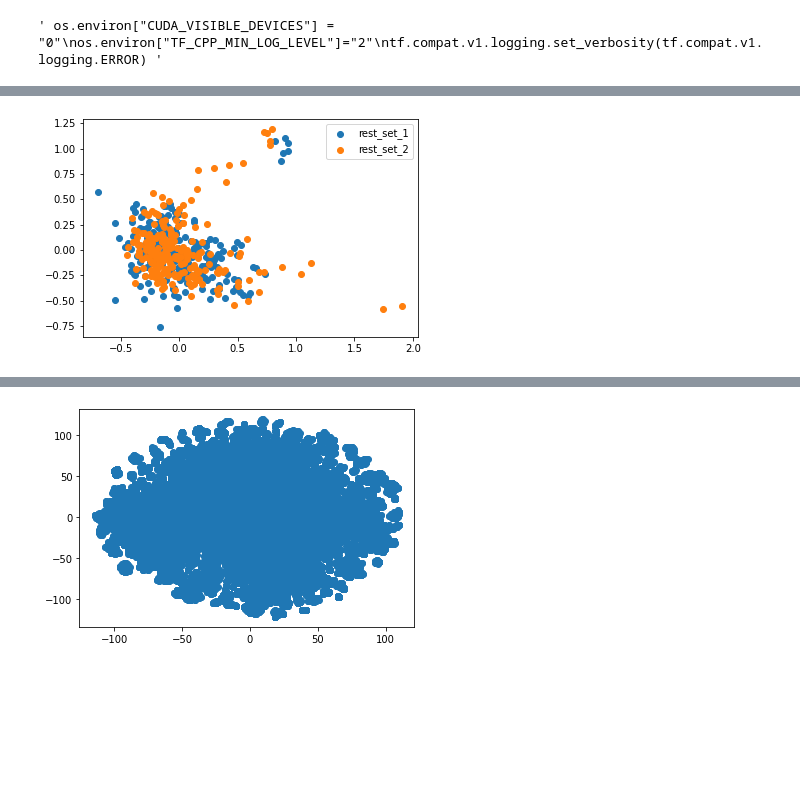
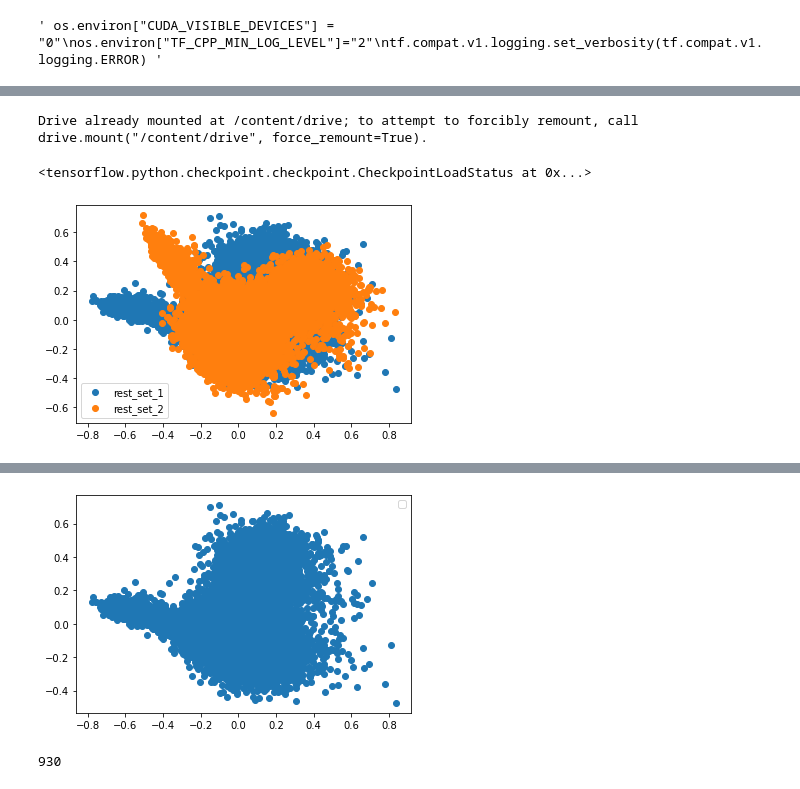
Before and after one commit to abramed/RREA, a Jupyter notebook: CIKM/RREA.ipynb, the cells around one changed output, grey strips where cells are left out. Cells and saved outputs as stored; diff of their text form; code cells hidden in the pictures; blank space fills up the shorter version.

```diff
--- a/CIKM/RREA.ipynb
+++ b/CIKM/RREA.ipynb
@@ -180,7 +193,7 @@ np.random.shuffle(rest_set_1)
 np.random.shuffle(rest_set_2)
 
 epoch = 1200
-for turn in range(5):
+for turn in range(2):
     print("iteration %d start."%turn)
     for i in trange(epoch):
         train_set = get_train_set()
@@ -190,14 +203,15 @@ for turn in range(5):
         if i%300 == 299:
             CSLS_test()
 
+
     new_pair = []
     vec = get_embedding()
     Lvec = np.array([vec[e] for e in rest_set_1])
     Rvec = np.array([vec[e] for e in rest_set_2])
     Lvec = Lvec / np.linalg.norm(Lvec,axis=-1,keepdims=True)
     Rvec = Rvec / np.linalg.norm(Rvec,axis=-1,keepdims=True)
-    A,_ = eval_alignment_by_sim_mat(Lvec, Rvec, [1, 5, 10], 16,10,True,False)
-    B,_ = eval_alignment_by_sim_mat(Rvec, Lvec,[1, 5, 10], 16,10,True,False)
+    A,_ = eval_alignment_by_sim_mat(Lvec, Rvec, [1, 5, 10], 16,10,False,False)
+    B,_= eval_alignment_by_sim_mat(Rvec, Lvec,[1, 5, 10], 16,10,True,False)
     A = sorted(list(A)); B = sorted(list(B))
     for a,b in A:
         if  B[b][1] == a:
@@ -250,3 +267,17 @@ model.save_weights('model_weights.tf')
+# %%
+from google.colab import drive
+drive.mount('/content/drive')
+# %% [output]
+Drive already mounted at /content/drive; to attempt to forcibly remount, call drive.mount("/content/drive", force_remount=True).
+# %%
+get_emb.load_weights("/content/drive/MyDrive/research project/code source/rrea/weight/get_emb.tf")
+# %% [output]
+<tensorflow.python.checkpoint.checkpoint.CheckpointLoadStatus at 0x...>
+# %%
+rest_set_1 = [e1 for e1, e2 in dev_pair]
+rest_set_2 = [e2 for e1, e2 in dev_pair]
+np.random.shuffle(rest_set_1)
+np.random.shuffle(rest_set_2)
 # %%
 from sklearn.decomposition import PCA
 import matplotlib.pyplot as plt
@@ -268,21 +299,20 @@ ax.scatter(Rvec_pca[:, 0], Rvec_pca[:, 1], label='rest_set_2')
 ax.legend()
 plt.show()
 # %% [output]
-[figure, old version]
+[figure, new version]
 # %%
-from sklearn.manifold import TSNE
+from sklearn.decomposition import PCA
 import matplotlib.pyplot as plt
 
 # get embeddings
 vec = get_embedding()
 
-# apply t-SNE to reduce dimensionality to 2D
-tsne = TSNE(n_components=2)
-vec_tsne = tsne.fit_transform(vec)
-
+# apply PCA to reduce dimensionality to 2D
+pca = PCA(n_components=2)
+vec_pca = pca.fit_transform(Lvec)
 # plot embeddings
 fig, ax = plt.subplots()
-ax.scatter(vec_tsne[:, 0], vec_tsne[:, 1])
-
+ax.scatter(vec_pca[:, 0], vec_pca[:, 1])
+ax.legend()
 plt.show()
 # %% [output]
@@ -290 +320 @@ AttributeError: ignored
-[figure, old version]
+[figure, new version]
@@ -290,0 +349,5 @@ AttributeError: ignored
+# %%
+len(similar_nodes_dict.keys())
+len(similar_nodes)
+# %% [output]
+930
```
Also changed, not shown: parts of 11 cells of this notebook.
